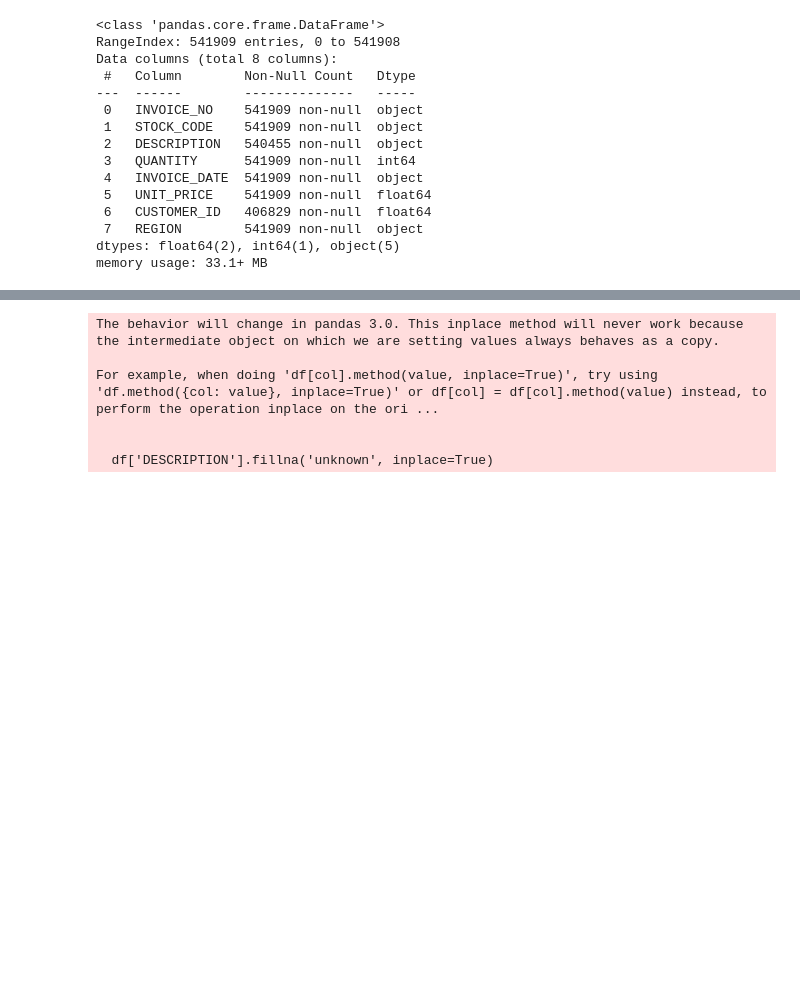
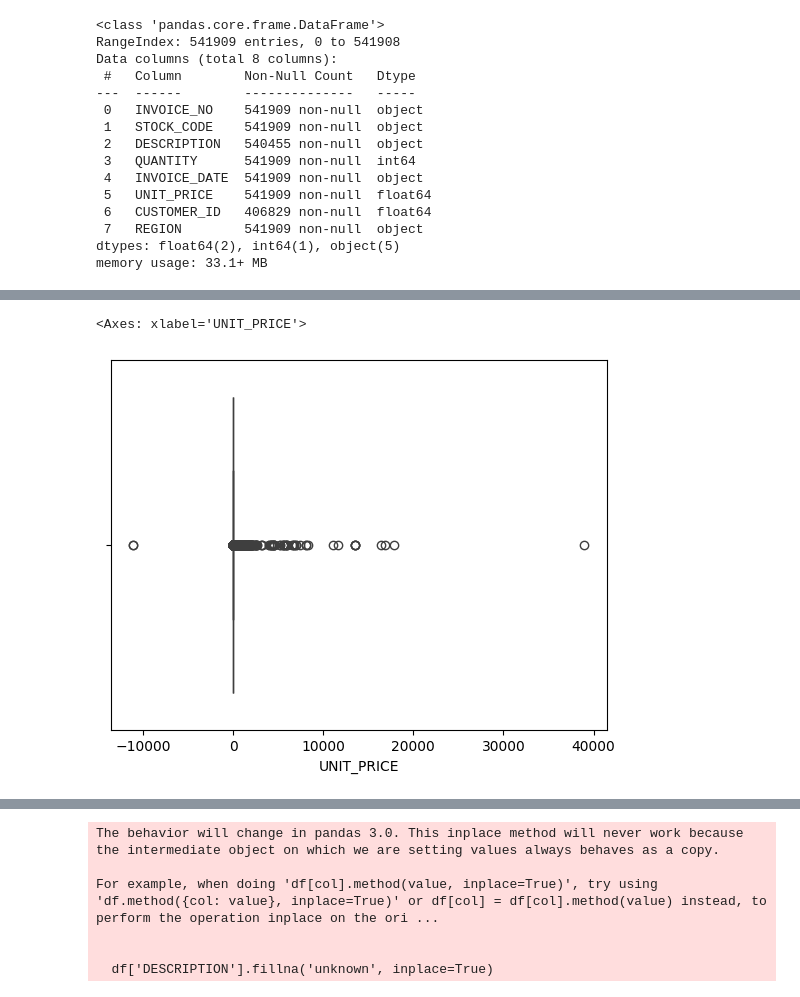
Before and after one commit to HidenLacan/Hackaton-data, a Jupyter notebook: hackhathon.ipynb, the cells around one changed output, grey strips where cells are left out. Drawn from its saved outputs; the diff is of its cells as text; code cells hidden in the pictures; blank space fills up the shorter version.

```diff
--- a/hackhathon.ipynb
+++ b/hackhathon.ipynb
@@ -57,0 +91,5 @@ df.select_dtypes('object').describe().T
+# %%
+sns.boxplot(x=df['UNIT_PRICE'])
+# %% [output]
+<Axes: xlabel='UNIT_PRICE'>
+[figure, added]
```
Also changed, not shown: parts of 34 cells of this notebook.
